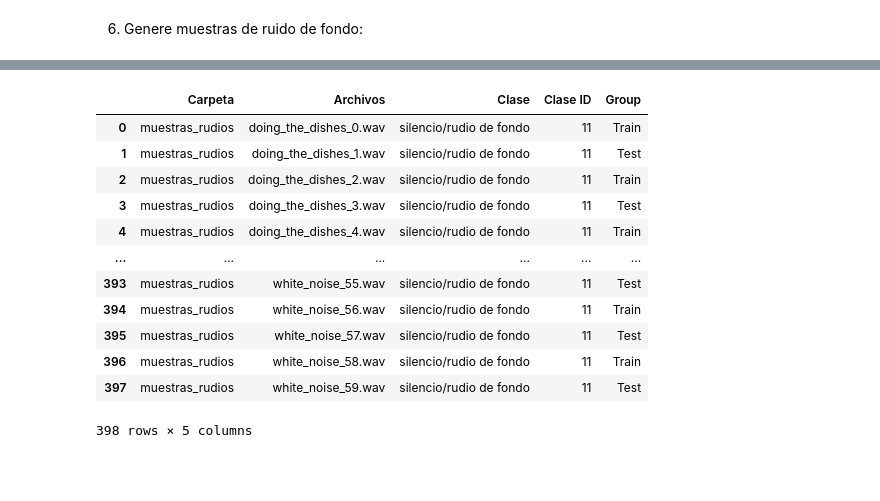
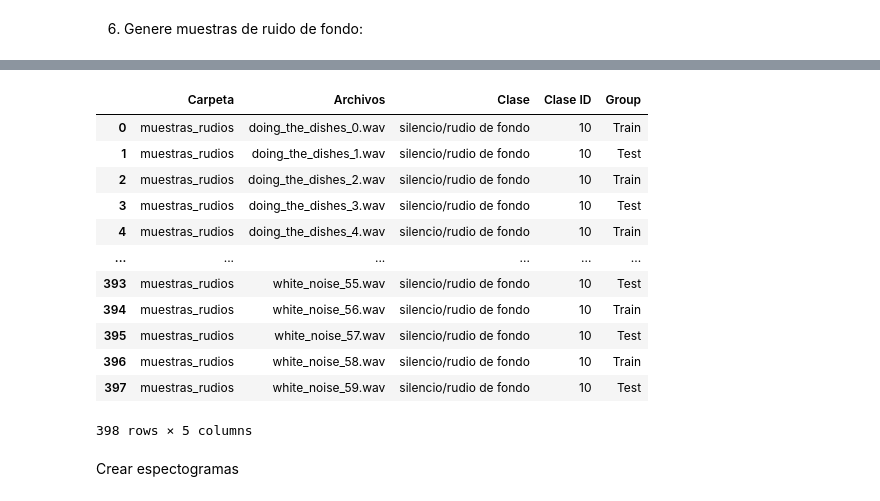
Before and after one commit to coursesmichaelgruner/dsp-3-2022-proyecto2-a, a Jupyter notebook: proyecto.ipynb, the cells around one changed output, grey strips where cells are left out. Drawn from its saved outputs; the diff is of its cells as text; code cells hidden in the pictures; blank space fills up the shorter version.

```diff
--- a/proyecto.ipynb
+++ b/proyecto.ipynb
@@ -513,29 +512,31 @@ for i in range(len(df_ruido['Carpeta'])):
 # %%
 dfruido = pd.DataFrame()
 size = len(carpetas)
 dfruido['Carpeta'] =  carpetas
 dfruido['Archivos'] = archivos
 dfruido['Clase'] = 'silencio/rudio de fondo'
-dfruido['Clase ID'] =  11
+dfruido['Clase ID'] =  10
 group = []
 for i in  range (size):
     if i%2 == 0:
         group.append("Train")
     else:
         group.append("Test")
 dfruido['Group'] = group
 dfruido
 # %% [output]
 |  | Carpeta | Archivos | Clase | Clase ID | Group |
-| 0 | muestras_rudios | doing_the_dishes_0.wav | silencio/rudio de fondo | 11 | Train |
-| 1 | muestras_rudios | doing_the_dishes_1.wav | silencio/rudio de fondo | 11 | Test |
-| 2 | muestras_rudios | doing_the_dishes_2.wav | silencio/rudio de fondo | 11 | Train |
-| 3 | muestras_rudios | doing_the_dishes_3.wav | silencio/rudio de fondo | 11 | Test |
-| 4 | muestras_rudios | doing_the_dishes_4.wav | silencio/rudio de fondo | 11 | Train |
+| 0 | muestras_rudios | doing_the_dishes_0.wav | silencio/rudio de fondo | 10 | Train |
+| 1 | muestras_rudios | doing_the_dishes_1.wav | silencio/rudio de fondo | 10 | Test |
+| 2 | muestras_rudios | doing_the_dishes_2.wav | silencio/rudio de fondo | 10 | Train |
+| 3 | muestras_rudios | doing_the_dishes_3.wav | silencio/rudio de fondo | 10 | Test |
+| 4 | muestras_rudios | doing_the_dishes_4.wav | silencio/rudio de fondo | 10 | Train |
 | ... | ... | ... | ... | ... | ... |
-| 393 | muestras_rudios | white_noise_55.wav | silencio/rudio de fondo | 11 | Test |
-| 394 | muestras_rudios | white_noise_56.wav | silencio/rudio de fondo | 11 | Train |
-| 395 | muestras_rudios | white_noise_57.wav | silencio/rudio de fondo | 11 | Test |
-| 396 | muestras_rudios | white_noise_58.wav | silencio/rudio de fondo | 11 | Train |
-| 397 | muestras_rudios | white_noise_59.wav | silencio/rudio de fondo | 11 | Test |
+| 393 | muestras_rudios | white_noise_55.wav | silencio/rudio de fondo | 10 | Test |
+| 394 | muestras_rudios | white_noise_56.wav | silencio/rudio de fondo | 10 | Train |
+| 395 | muestras_rudios | white_noise_57.wav | silencio/rudio de fondo | 10 | Test |
+| 396 | muestras_rudios | white_noise_58.wav | silencio/rudio de fondo | 10 | Train |
+| 397 | muestras_rudios | white_noise_59.wav | silencio/rudio de fondo | 10 | Test |
 398 rows × 5 columns
+# %% [markdown]
+Crear espectogramas
```
Also changed, not shown: parts of 24 cells of this notebook.
